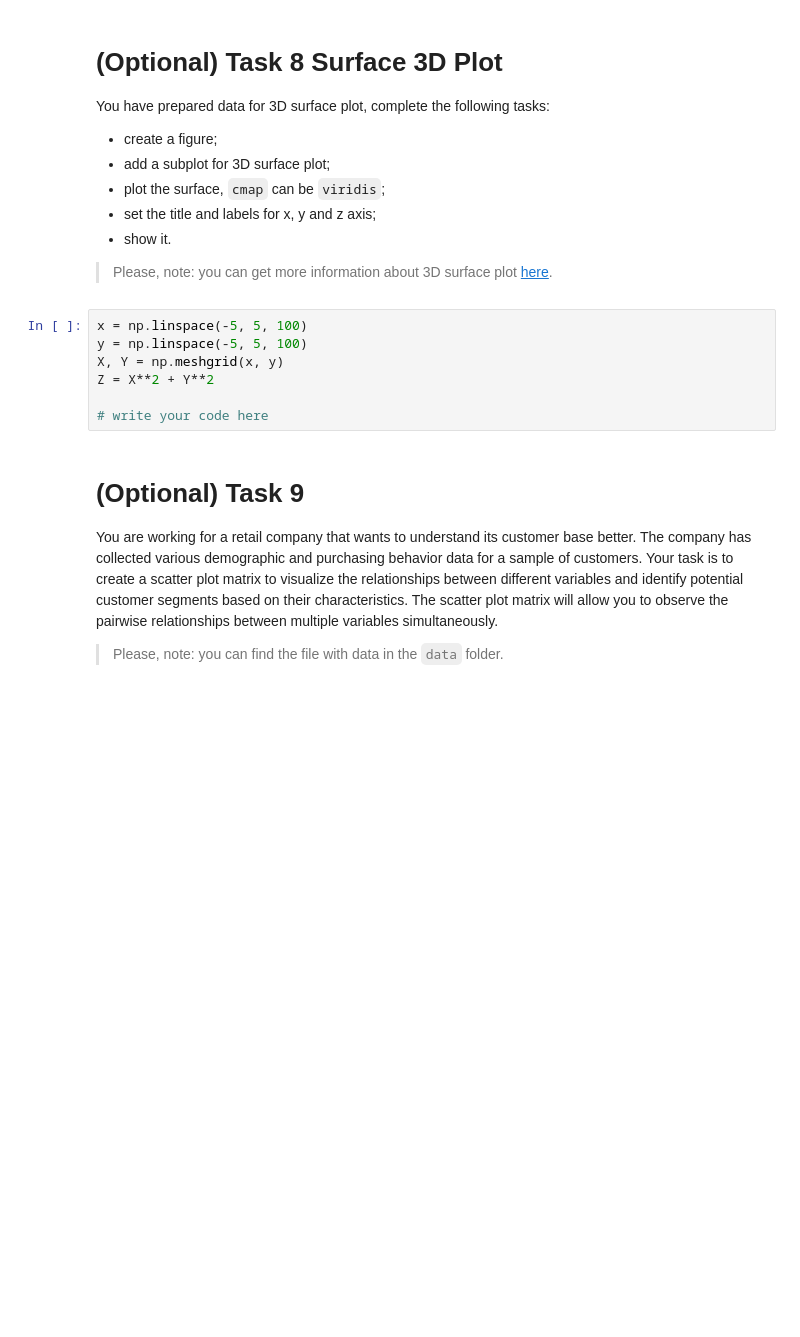
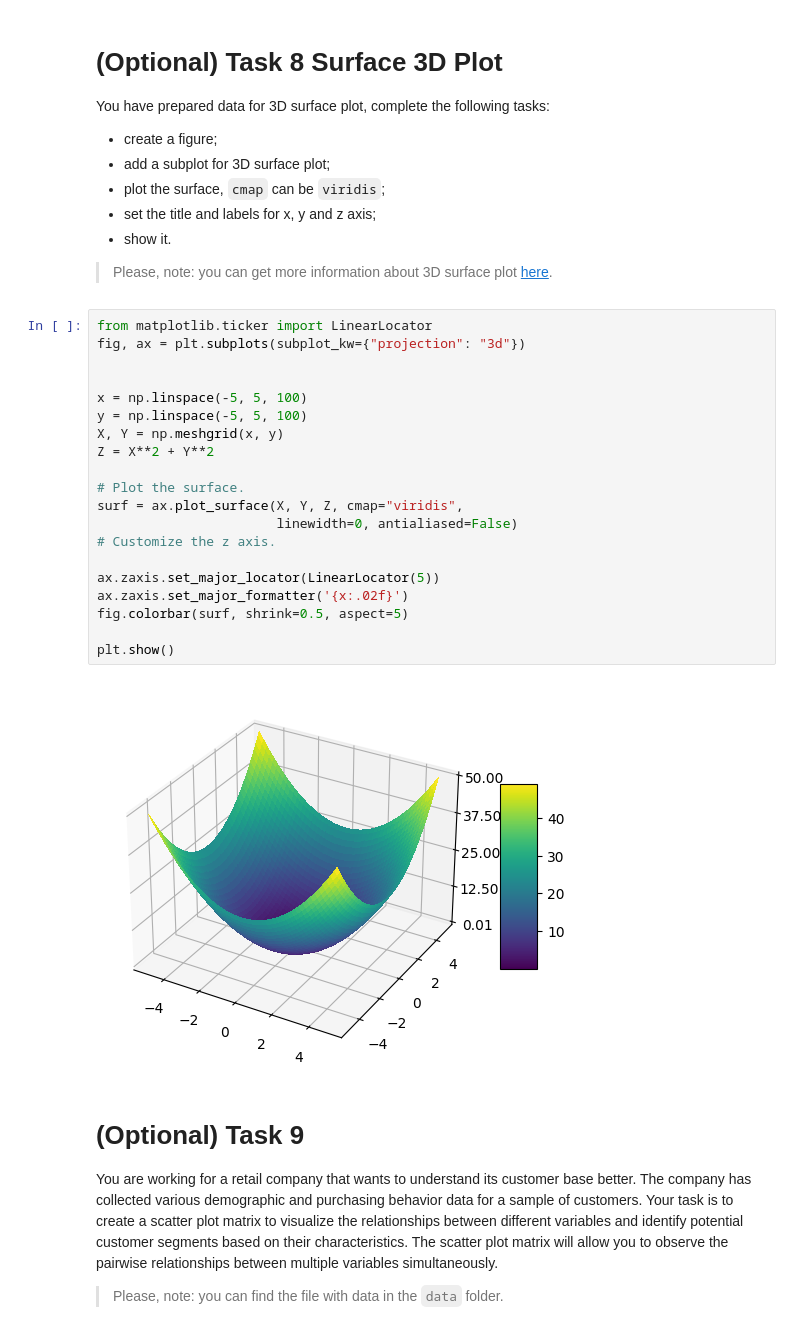
Before and after one commit to mate-academy/py-matplotlib, a Jupyter notebook: app/matplotlib.ipynb, the cells around one changed output. Cells and saved outputs as stored; diff of their text form; blank space fills up the shorter version.

```diff
--- a/app/matplotlib.ipynb
+++ b/app/matplotlib.ipynb
@@ -177,13 +193,28 @@ You have prepared data for 3D surface plot, complete the following tasks:
 * show it.
 
 > Please, note: you can get more information about 3D surface plot [here](https://matplotlib.org/stable/gallery/mplot3d/surface3d.html).
-# %%
-x = np.linspace(-5, 5, 100)
-y = np.linspace(-5, 5, 100)
-X, Y = np.meshgrid(x, y)
-Z = X**2 + Y**2
-
-# write your code here
+# %%
+from matplotlib.ticker import LinearLocator
+fig, ax = plt.subplots(subplot_kw={"projection": "3d"})
+
+
+x = np.linspace(-5, 5, 100)
+y = np.linspace(-5, 5, 100)
+X, Y = np.meshgrid(x, y)
+Z = X**2 + Y**2
+
+# Plot the surface.
+surf = ax.plot_surface(X, Y, Z, cmap="viridis",
+                       linewidth=0, antialiased=False)
+# Customize the z axis.
+
+ax.zaxis.set_major_locator(LinearLocator(5))
+ax.zaxis.set_major_formatter('{x:.02f}')
+fig.colorbar(surf, shrink=0.5, aspect=5)
+
+plt.show()
+# %% [output]
+[figure, added]
 # %% [markdown]
 # (Optional) Task 9
 
```
Also changed, not shown: parts of 13 cells of this notebook.
